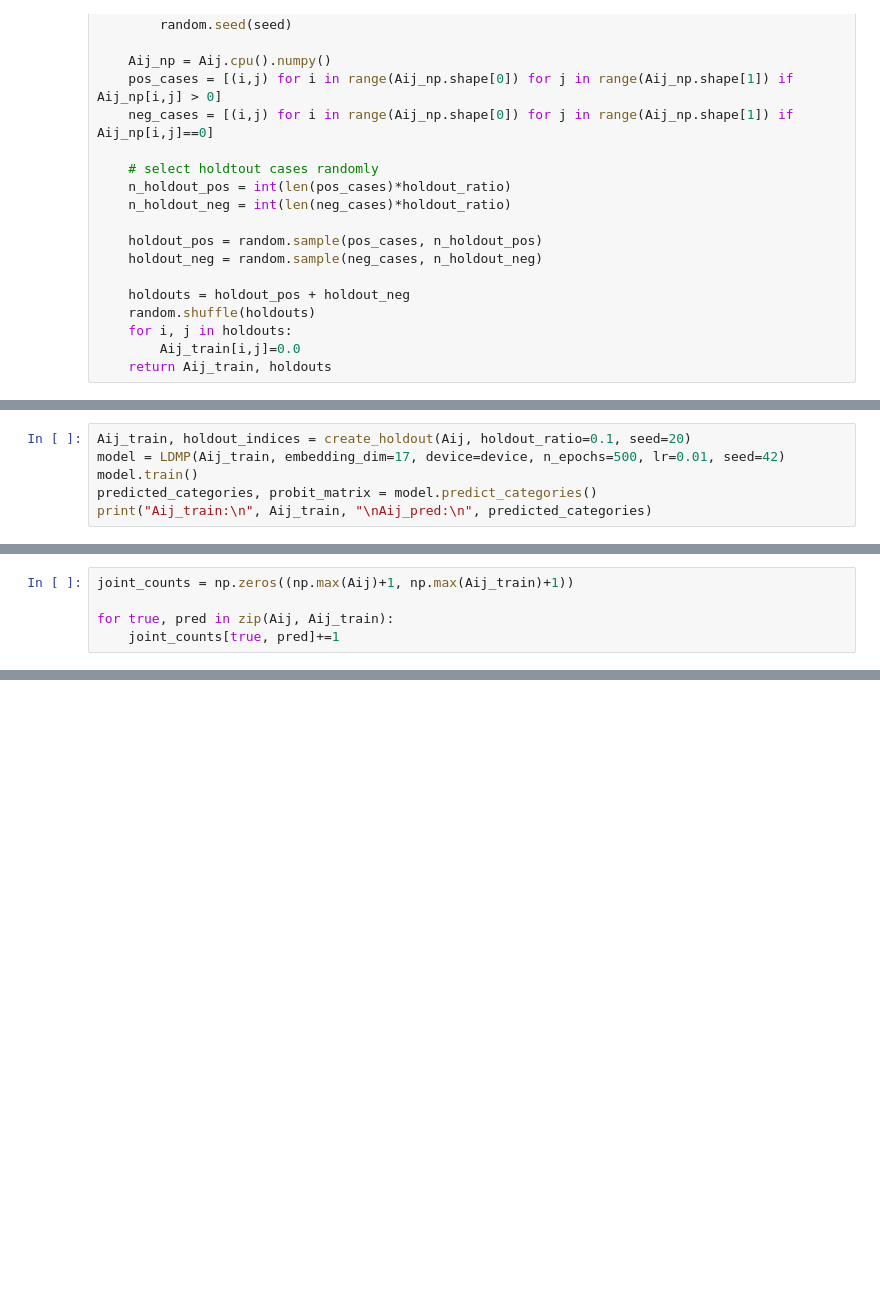
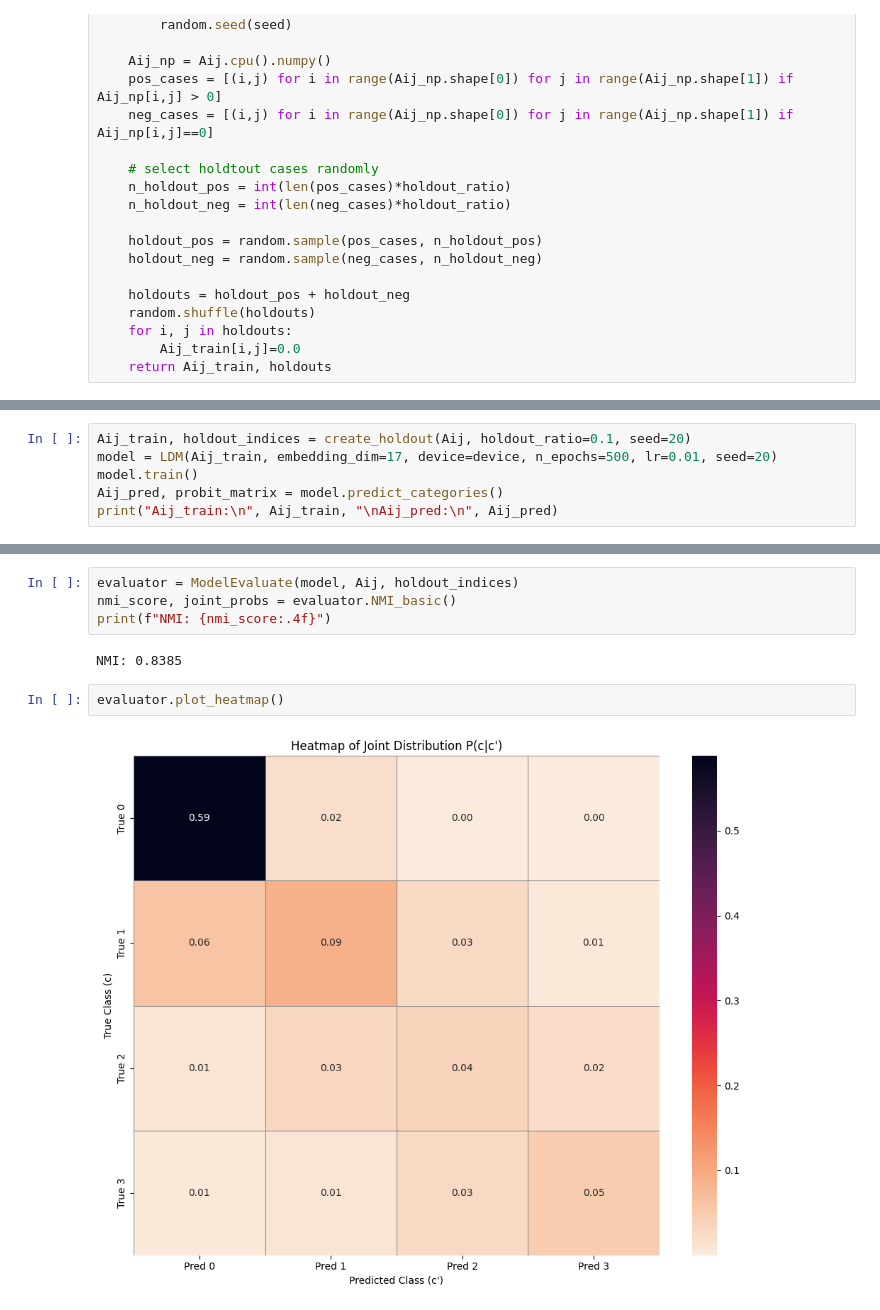
Before and after one commit to christineschutt/LatentDistanceModel, a Jupyter notebook: latent_distance/evaluation.ipynb, the cells around one changed output, grey strips where cells are left out. Drawn from its saved outputs; the diff is of its cells as text; blank space fills up the shorter version.

```diff
--- a/latent_distance/evaluation.ipynb
+++ b/latent_distance/evaluation.ipynb
@@ -630,6 +157,0 @@ plot_loss(losses)
-# %%
-Aij_train, holdout_indices = create_holdout(Aij, holdout_ratio=0.1, seed=20)
-model = LDMP(Aij_train, embedding_dim=17, device=device, n_epochs=500, lr=0.01, seed=42)
-model.train()
-predicted_categories, probit_matrix = model.predict_categories()
-print("Aij_train:\n", Aij_train, "\nAij_pred:\n", predicted_categories)
@@ -685,5 +157,0 @@ TypeError: max() received an invalid combination of arguments - got (out=NoneTyp
-# %%
-joint_counts = np.zeros((np.max(Aij)+1, np.max(Aij_train)+1))
-
-for true, pred in zip(Aij, Aij_train):
-    joint_counts[true, pred]+=1
@@ -694,0 +635,6 @@ TypeError: max() received an invalid combination of arguments - got (out=NoneTyp
+# %%
+Aij_train, holdout_indices = create_holdout(Aij, holdout_ratio=0.1, seed=20)
+model = LDM(Aij_train, embedding_dim=17, device=device, n_epochs=500, lr=0.01, seed=20)
+model.train()
+Aij_pred, probit_matrix = model.predict_categories()
+print("Aij_train:\n", Aij_train, "\nAij_pred:\n", Aij_pred)
@@ -694,0 +659,10 @@ TypeError: max() received an invalid combination of arguments - got (out=NoneTyp
+# %%
+evaluator = ModelEvaluate(model, Aij, holdout_indices)
+nmi_score, joint_probs = evaluator.NMI_basic()
+print(f"NMI: {nmi_score:.4f}")
+# %% [output]
+NMI: 0.8385
+# %%
+evaluator.plot_heatmap()
+# %% [output]
+[figure, added]
```
Also changed, not shown: parts of 42 cells of this notebook, 2 other files.
